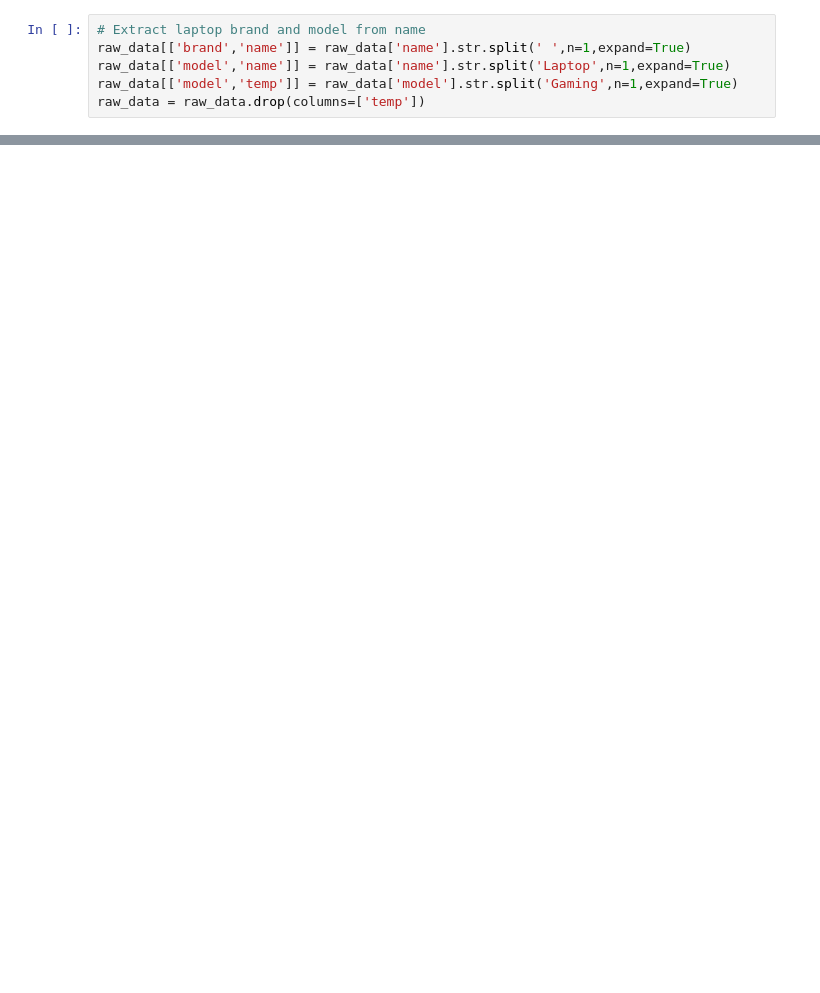
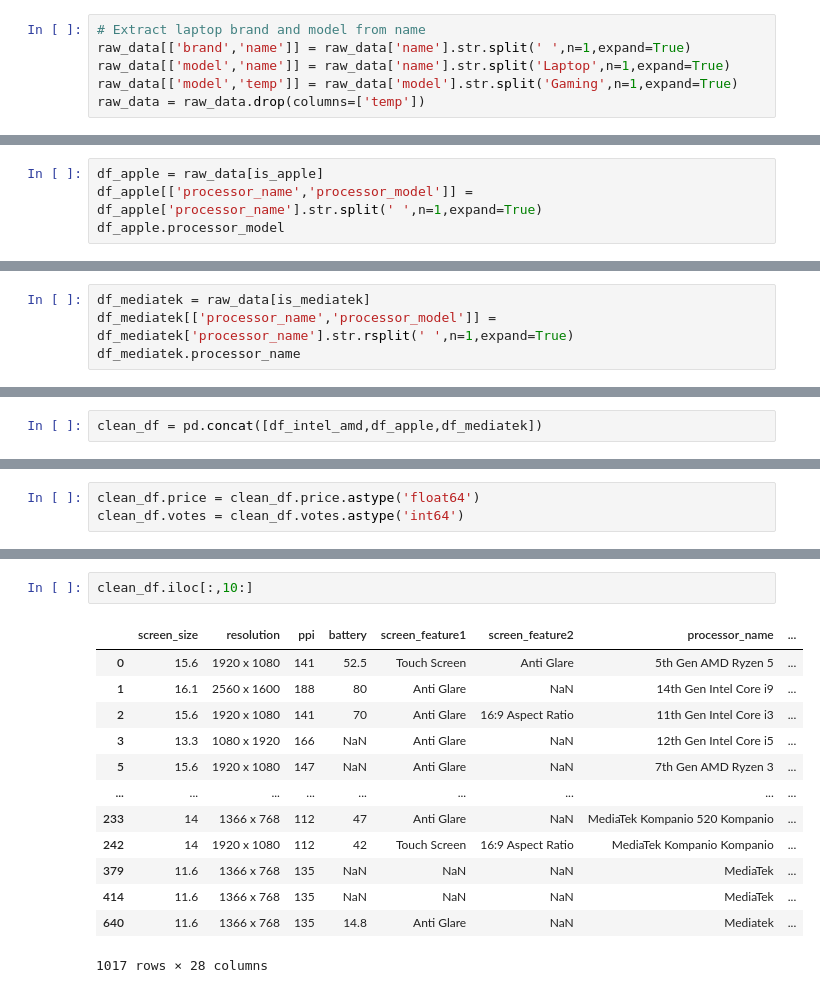
Before and after one commit to themispap/Data_cleaning_project_SmartPrix_Laptops, a Jupyter notebook: notebooks/data_cleaning.ipynb, the cells around one changed output, grey strips where cells are left out. Saved outputs shown, nothing was run; the diff lists cells and outputs as text; blank space fills up the shorter version.

Commit message:
Cleaning until processors column

```diff
--- a/notebooks/data_cleaning.ipynb
+++ b/notebooks/data_cleaning.ipynb
@@ -41,0 +121,4 @@ raw_data#.iloc[:,16:]
+# %%
+df_apple = raw_data[is_apple]
+df_apple[['processor_name','processor_model']] = df_apple['processor_name'].str.split(' ',n=1,expand=True)
+df_apple.processor_model
@@ -41,0 +154,4 @@ raw_data#.iloc[:,16:]
+# %%
+df_mediatek = raw_data[is_mediatek]
+df_mediatek[['processor_name','processor_model']] = df_mediatek['processor_name'].str.rsplit(' ',n=1,expand=True)
+df_mediatek.processor_name
@@ -41,0 +176,2 @@ raw_data#.iloc[:,16:]
+# %%
+clean_df = pd.concat([df_intel_amd,df_apple,df_mediatek])
@@ -41,0 +192,3 @@ raw_data#.iloc[:,16:]
+# %%
+clean_df.price = clean_df.price.astype('float64')
+clean_df.votes = clean_df.votes.astype('int64')
@@ -41,0 +210,16 @@ raw_data#.iloc[:,16:]
+# %%
+clean_df.iloc[:,10:]
+# %% [output]
+|  | screen_size | resolution | ppi | battery | screen_feature1 | screen_feature2 | processor_name | ... |
+| 0 | 15.6 | 1920 x 1080 | 141 | 52.5 | Touch Screen | Anti Glare | 5th Gen AMD Ryzen 5 | ... |
+| 1 | 16.1 | 2560 x 1600 | 188 | 80 | Anti Glare | NaN | 14th Gen Intel Core i9 | ... |
+| 2 | 15.6 | 1920 x 1080 | 141 | 70 | Anti Glare | 16:9 Aspect Ratio | 11th Gen Intel Core i3 | ... |
+| 3 | 13.3 | 1080 x 1920 | 166 | NaN | Anti Glare | NaN | 12th Gen Intel Core i5 | ... |
+| 5 | 15.6 | 1920 x 1080 | 147 | NaN | Anti Glare | NaN | 7th Gen AMD Ryzen 3 | ... |
+| ... | ... | ... | ... | ... | ... | ... | ... | ... |
+| 233 | 14 | 1366 x 768 | 112 | 47 | Anti Glare | NaN | MediaTek Kompanio 520 Kompanio | ... |
+| 242 | 14 | 1920 x 1080 | 112 | 42 | Touch Screen | 16:9 Aspect Ratio | MediaTek Kompanio Kompanio | ... |
+| 379 | 11.6 | 1366 x 768 | 135 | NaN | NaN | NaN | MediaTek | ... |
+| 414 | 11.6 | 1366 x 768 | 135 | NaN | NaN | NaN | MediaTek | ... |
+| 640 | 11.6 | 1366 x 768 | 135 | 14.8 | Anti Glare | NaN | Mediatek | ... |
+1017 rows × 28 columns
```
Also changed, not shown: parts of 24 cells of this notebook.
